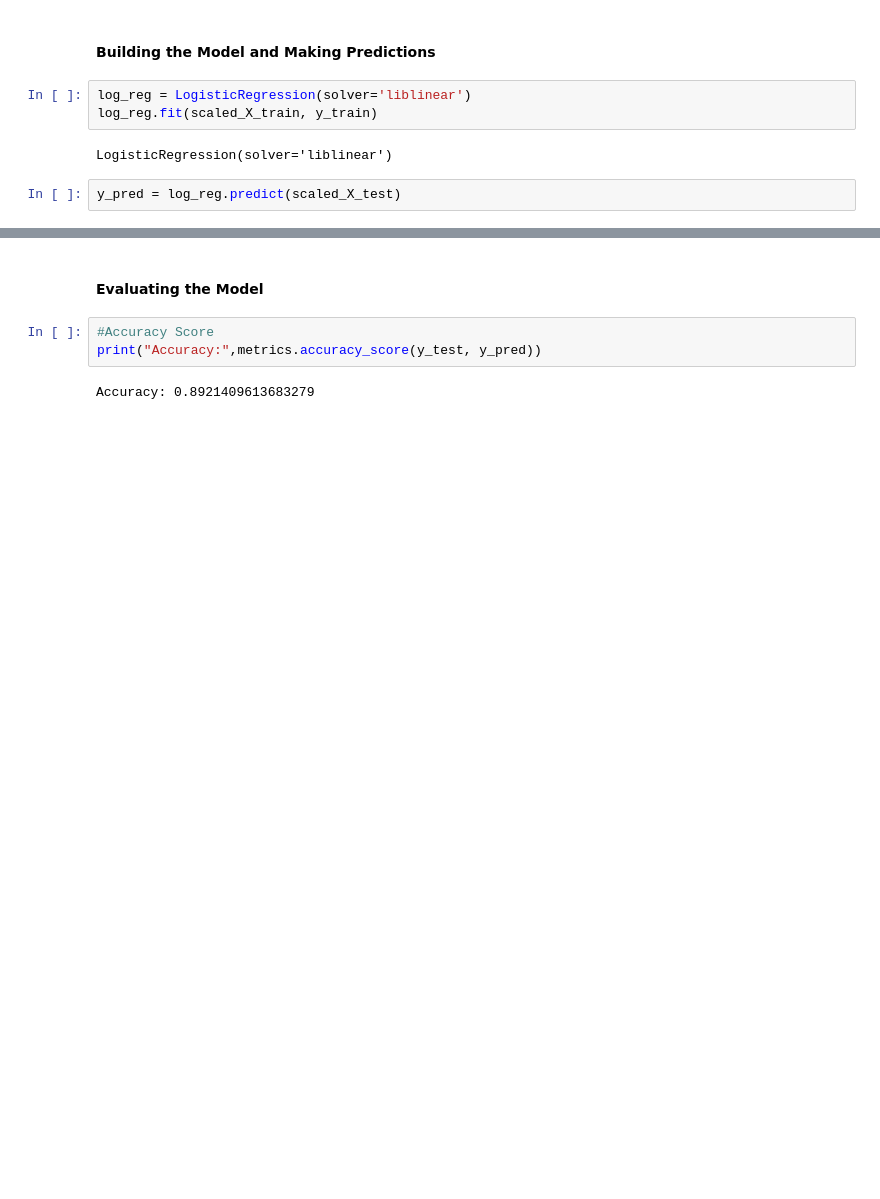
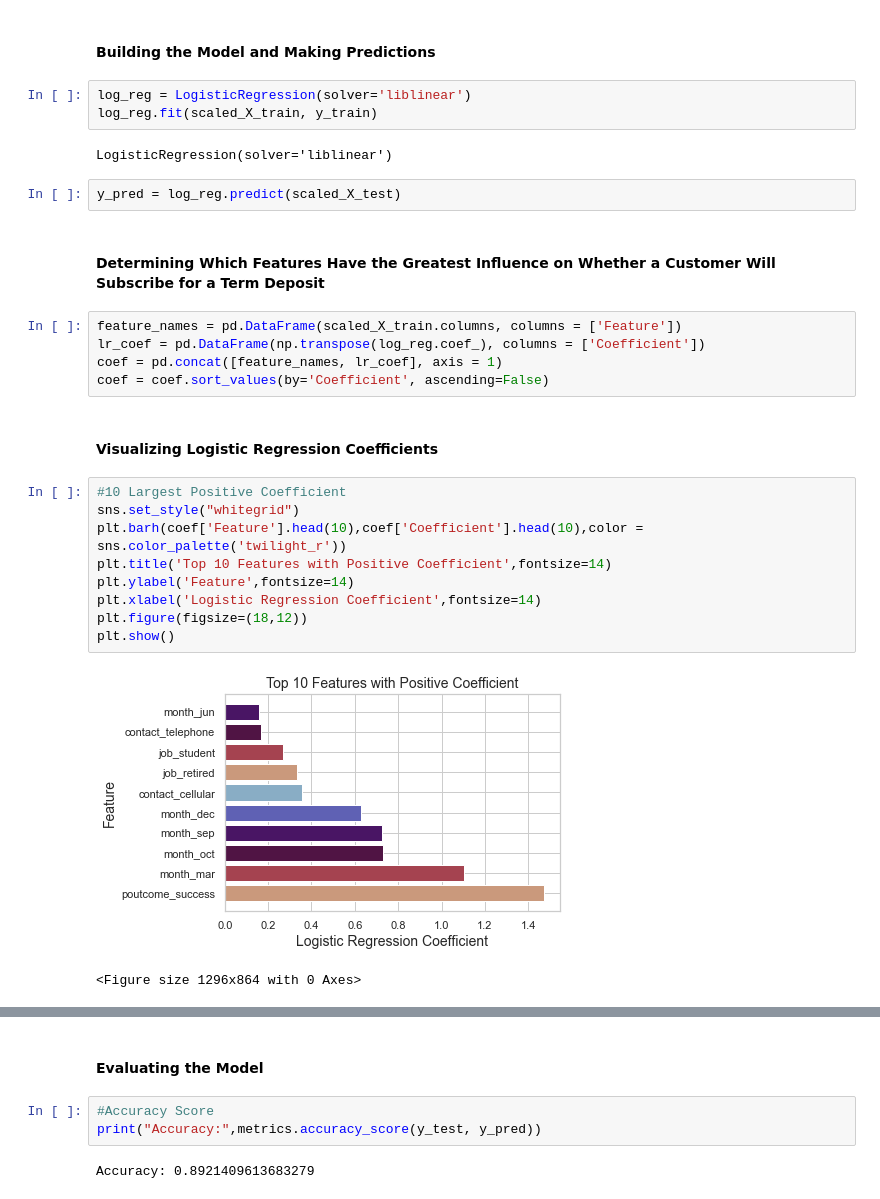
Before and after one commit to janecondon/Bank-Marketing-Campaign-Project, a Jupyter notebook: Bank Marketing Campaign Project.ipynb, the cells around one changed output, grey strips where cells are left out. Cells and saved outputs as stored; diff of their text form; blank space fills up the shorter version.

```diff
--- a/Bank Marketing Campaign Project.ipynb
+++ b/Bank Marketing Campaign Project.ipynb
@@ -362,3 +356,24 @@ log_reg.fit(scaled_X_train, y_train)
 LogisticRegression(solver='liblinear')
 # %%
 y_pred = log_reg.predict(scaled_X_test)
+# %% [markdown]
+#### Determining Which Features Have the Greatest Influence on Whether a Customer Will Subscribe for a Term Deposit
+# %%
+feature_names = pd.DataFrame(scaled_X_train.columns, columns = ['Feature'])
+lr_coef = pd.DataFrame(np.transpose(log_reg.coef_), columns = ['Coefficient'])
+coef = pd.concat([feature_names, lr_coef], axis = 1)
+coef = coef.sort_values(by='Coefficient', ascending=False)
+# %% [markdown]
+#### Visualizing Logistic Regression Coefficients
+# %%
+#10 Largest Positive Coefficient
+sns.set_style("whitegrid")
+plt.barh(coef['Feature'].head(10),coef['Coefficient'].head(10),color = sns.color_palette('twilight_r'))
+plt.title('Top 10 Features with Positive Coefficient',fontsize=14)
+plt.ylabel('Feature',fontsize=14)
+plt.xlabel('Logistic Regression Coefficient',fontsize=14)
+plt.figure(figsize=(18,12))
+plt.show()
+# %% [output]
+[figure, added]
+<Figure size 1296x864 with 0 Axes>
```
Also changed, not shown: parts of 117 cells of this notebook, 3 other files.
